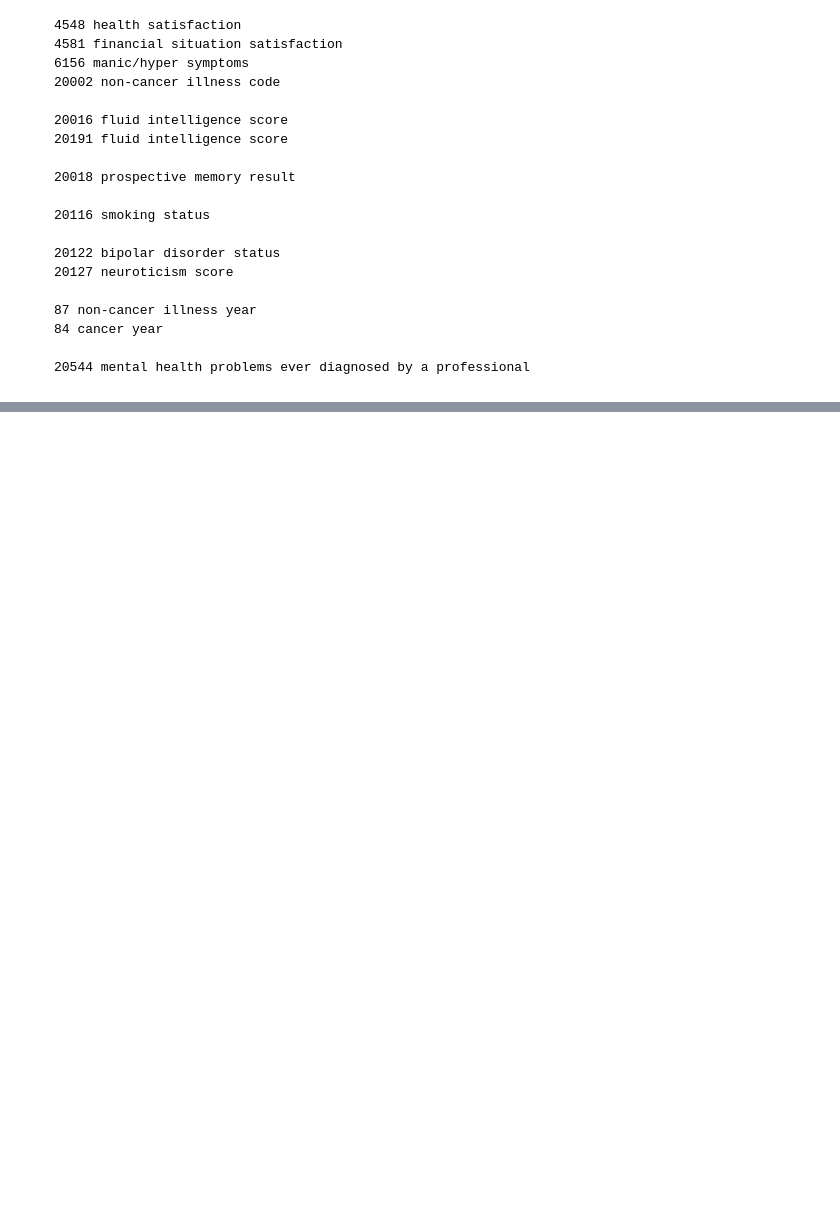
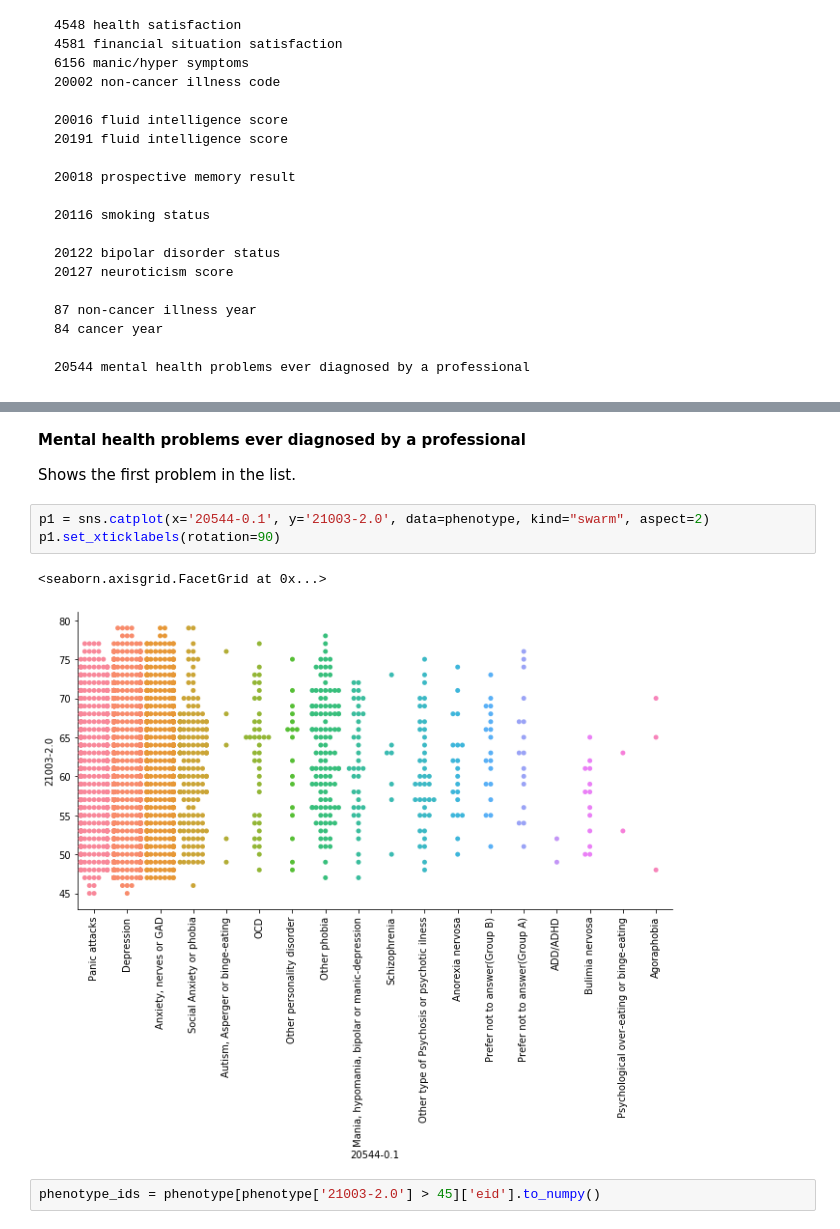
Before and after one commit to kamilest/brain-age-gnn, a Jupyter notebook: notebooks/phenotype.ipynb, the cells around one changed output, grey strips where cells are left out. Cells and saved outputs as stored; diff of their text form; blank space fills up the shorter version.

```diff
--- a/notebooks/phenotype.ipynb
+++ b/notebooks/phenotype.ipynb
@@ -125,0 +164,12 @@ sns.swarmplot(x='10895-0.0', y='21003-2.0', data=phenotype)
+# %% [markdown]
+**Mental health problems ever diagnosed by a professional**
+
+Shows the first problem in the list.
+# %%
+p1 = sns.catplot(x='20544-0.1', y='21003-2.0', data=phenotype, kind="swarm", aspect=2)
+p1.set_xticklabels(rotation=90)
+# %% [output]
+<seaborn.axisgrid.FacetGrid at 0x...>
+[figure, added]
+# %%
+phenotype_ids = phenotype[phenotype['21003-2.0'] > 45]['eid'].to_numpy()
```
Also changed, not shown: parts of 14 cells of this notebook.
